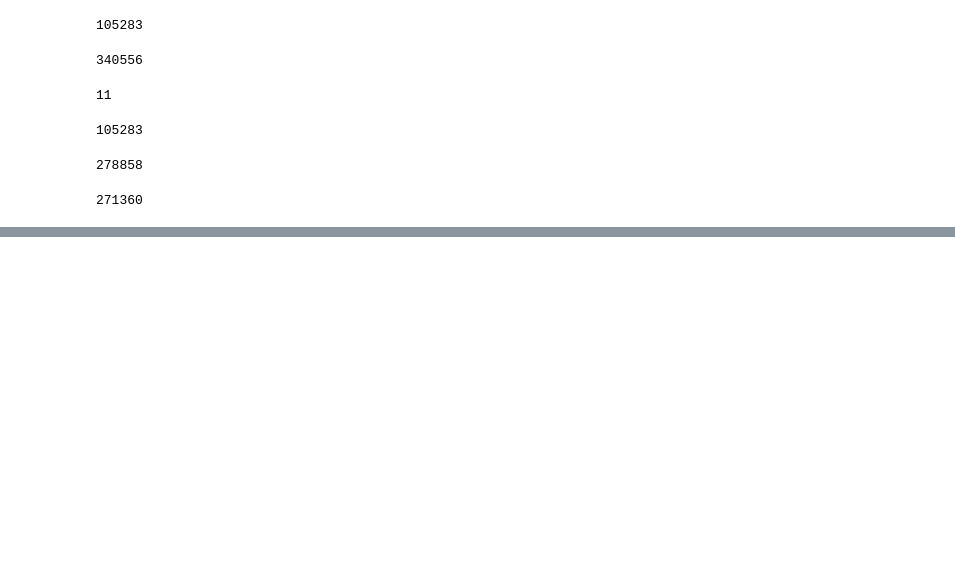
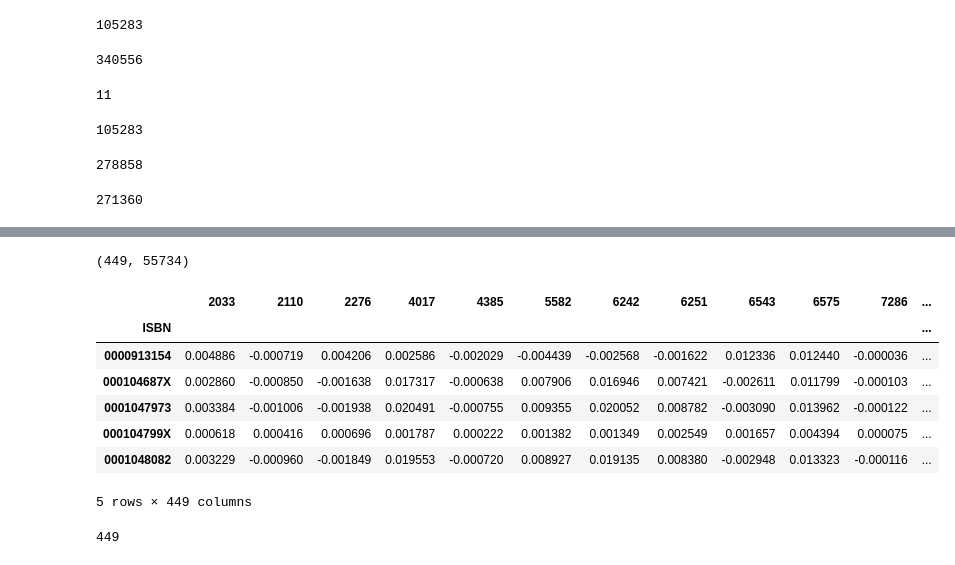
Before and after one commit to Kaizensk/Book-Recommender-System, a Jupyter notebook: ShwetaKumari_Book_Recommendation.ipynb, the cells around one changed output, grey strips where cells are left out. Cells and saved outputs as stored; diff of their text form; code cells hidden in the pictures; blank space fills up the shorter version.

```diff
--- a/ShwetaKumari_Book_Recommendation.ipynb
+++ b/ShwetaKumari_Book_Recommendation.ipynb
@@ -494,0 +669,3 @@ dfbooks['ISBN'].nunique()
+# %%
+users_ids = list(users_items_pivot_matrix_df.index)
+users_ids[:10]
@@ -494,0 +677,6 @@ dfbooks['ISBN'].nunique()
+# %%
+# The number of factors to factor the user-item matrix.
+NUMBER_OF_FACTORS_MF = 15
+
+#Performs matrix factorization of the original user item matrix
+U, sigma, Vt = svds(users_items_pivot_matrix, k = NUMBER_OF_FACTORS_MF)
@@ -494,0 +691,3 @@ dfbooks['ISBN'].nunique()
+# %%
+sigma = np.diag(sigma)
+sigma.shape
@@ -494,0 +700,3 @@ dfbooks['ISBN'].nunique()
+# %%
+all_user_predicted_ratings = np.dot(np.dot(U, sigma), Vt)
+all_user_predicted_ratings
@@ -494,0 +717,21 @@ dfbooks['ISBN'].nunique()
+# %%
+all_user_predicted_ratings.shape
+# %% [output]
+(449, 55734)
+# %%
+#Converting the reconstructed matrix back to a Pandas dataframe
+cf_preds_df = pd.DataFrame(all_user_predicted_ratings, columns = users_items_pivot_matrix_df.columns, index=users_ids).transpose()
+cf_preds_df.head()
+# %% [output]
+|  | 2033 | 2110 | 2276 | 4017 | 4385 | 5582 | 6242 | 6251 | 6543 | 6575 | 7286 | ... |
+| ISBN |  |  |  |  |  |  |  |  |  |  |  | ... |
+| 0000913154 | 0.004886 | -0.000719 | 0.004206 | 0.002586 | -0.002029 | -0.004439 | -0.002568 | -0.001622 | 0.012336 | 0.012440 | -0.000036 | ... |
+| 000104687X | 0.002860 | -0.000850 | -0.001638 | 0.017317 | -0.000638 | 0.007906 | 0.016946 | 0.007421 | -0.002611 | 0.011799 | -0.000103 | ... |
+| 0001047973 | 0.003384 | -0.001006 | -0.001938 | 0.020491 | -0.000755 | 0.009355 | 0.020052 | 0.008782 | -0.003090 | 0.013962 | -0.000122 | ... |
+| 000104799X | 0.000618 | 0.000416 | 0.000696 | 0.001787 | 0.000222 | 0.001382 | 0.001349 | 0.002549 | 0.001657 | 0.004394 | 0.000075 | ... |
+| 0001048082 | 0.003229 | -0.000960 | -0.001849 | 0.019553 | -0.000720 | 0.008927 | 0.019135 | 0.008380 | -0.002948 | 0.013323 | -0.000116 | ... |
+5 rows × 449 columns
+# %%
+len(cf_preds_df.columns)
+# %% [output]
+449
```
Also changed, not shown: parts of 65 cells of this notebook.
